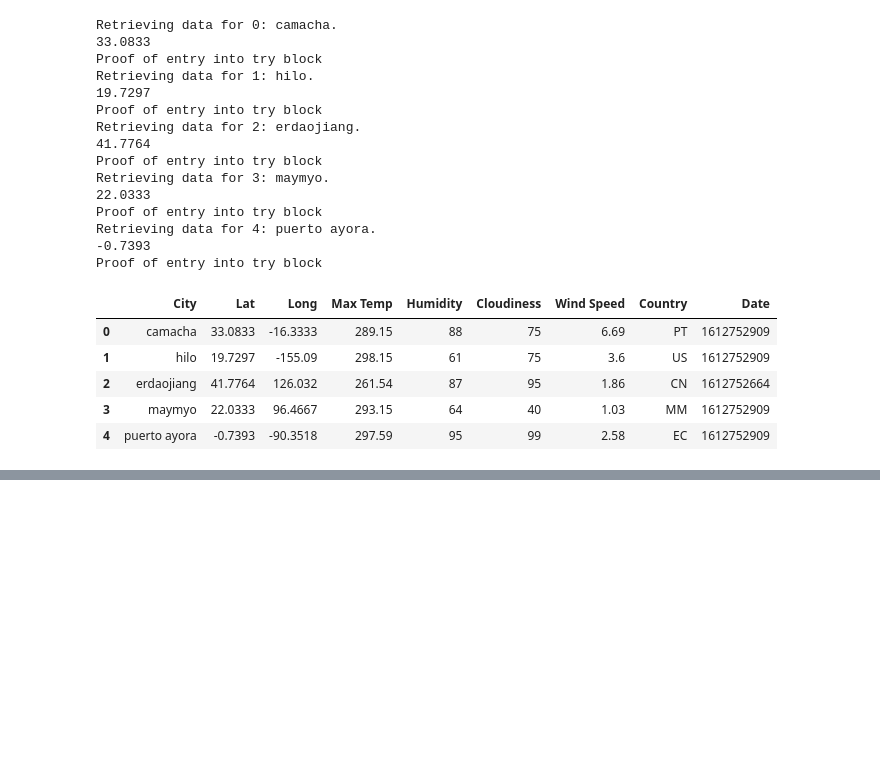
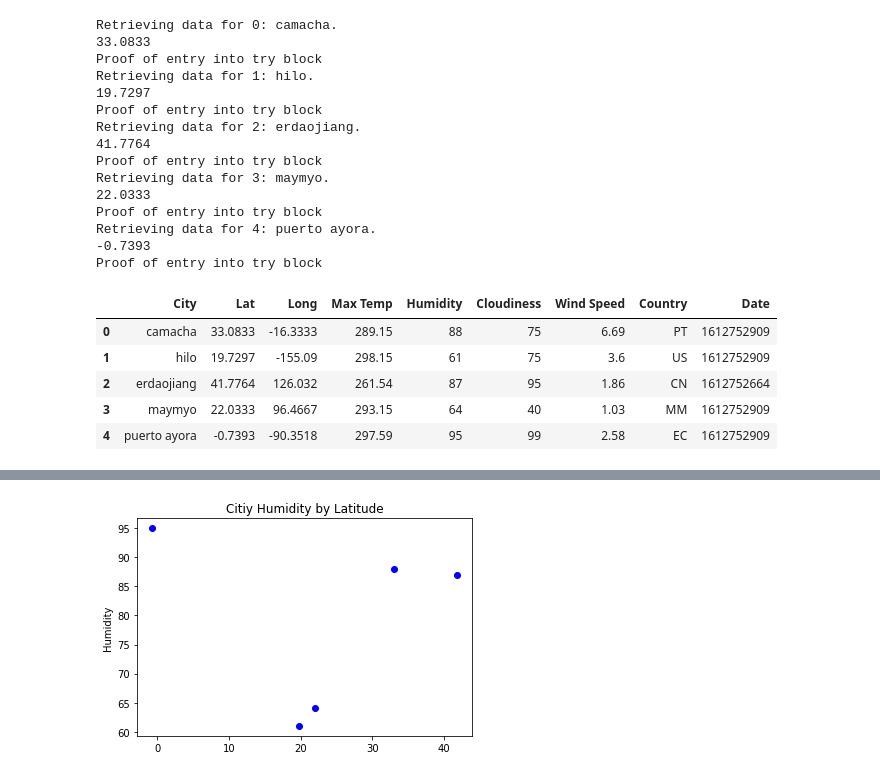
Before and after one commit to mel-c-lowe/Python-API-Challenge, a Jupyter notebook: WeatherPy/WeatherPy.ipynb, the cells around one changed output, grey strips where cells are left out. Saved outputs shown, nothing was run; the diff lists cells and outputs as text; code cells hidden in the pictures; blank space fills up the shorter version.

```diff
--- a/WeatherPy/WeatherPy.ipynb
+++ b/WeatherPy/WeatherPy.ipynb
@@ -155,0 +173,11 @@ weather_data.to_csv("Output Data\Working_data.csv", index=False)
+# %%
+# Humidity vs Latitude
+humid_y = weather_data["Humidity"]
+
+plt.plot(x, humid_y, "bo")
+plt.ylabel("Humidity")
+# plt.xlabel("Latitude")
+plt.title("Citiy Humidity by Latitude")
+plt.show()
+# %% [output]
+[figure, added]
```
Also changed, not shown: parts of 7 cells of this notebook.
